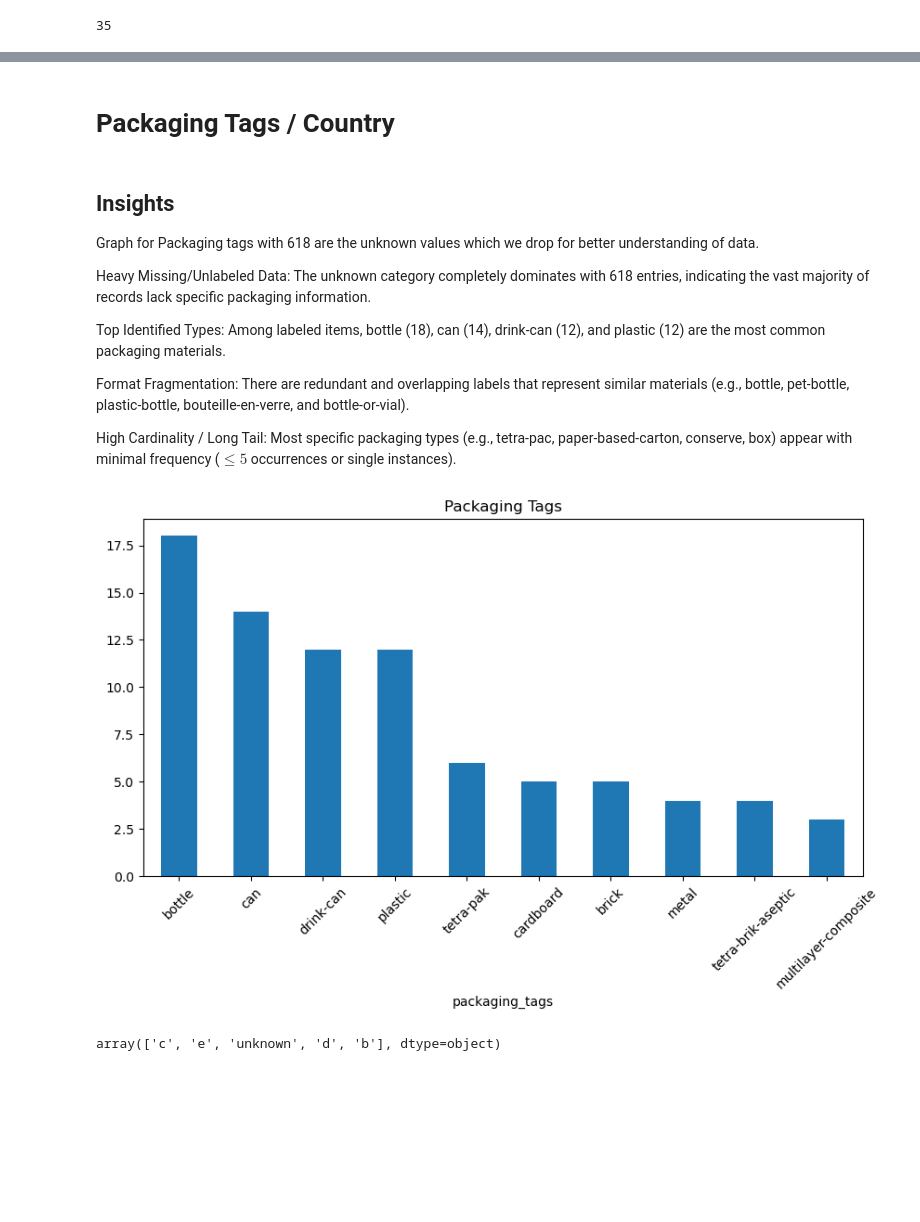
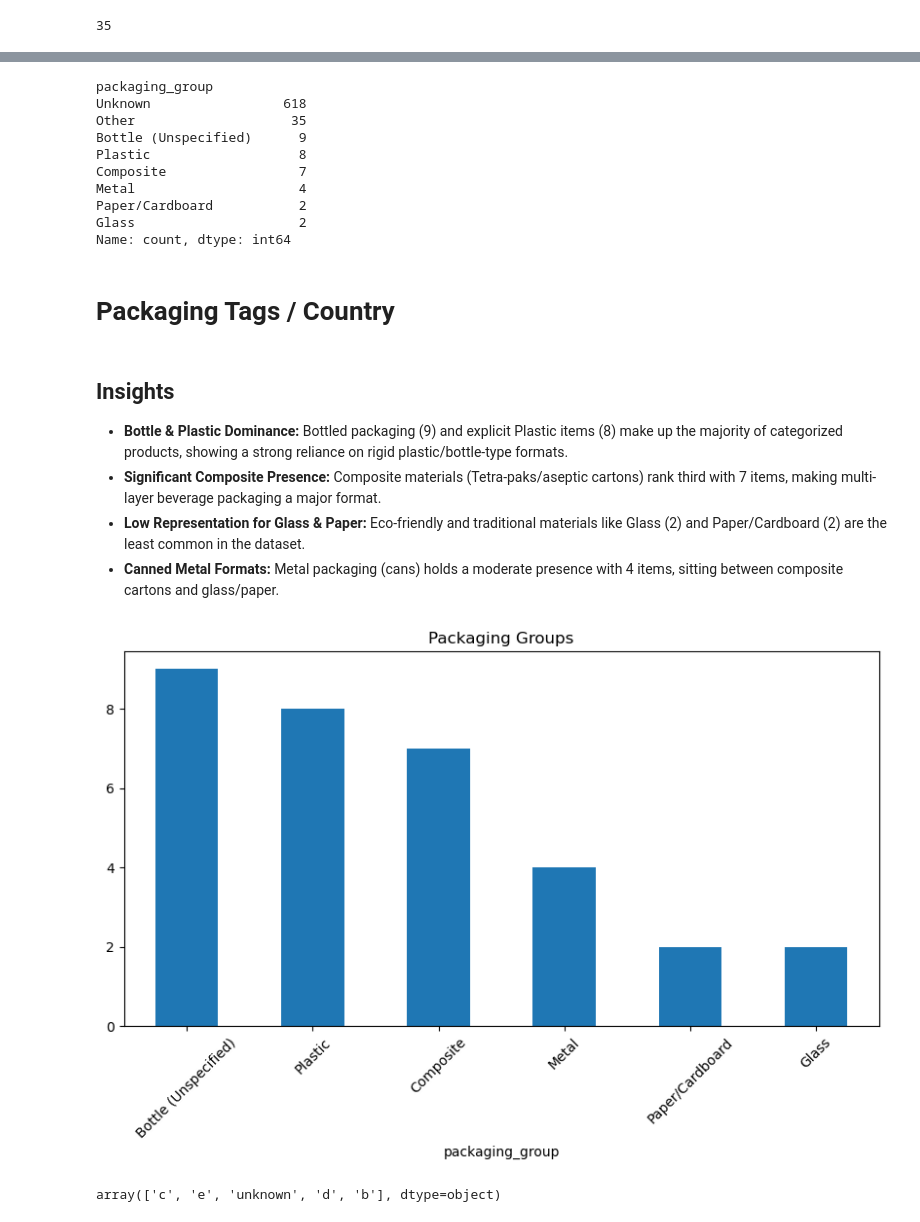
Before and after one commit to Codon-s/cpg-product-intelligence, a Jupyter notebook: AB_MM_analysis.ipynb, the cells around one changed output, grey strips where cells are left out. Drawn from its saved outputs; the diff is of its cells as text; code cells hidden in the pictures; blank space fills up the shorter version.

```diff
--- a/AB_MM_analysis.ipynb
+++ b/AB_MM_analysis.ipynb
@@ -432,26 +466,33 @@ df_cleanpt.nunique()
+# %%
+df['packaging_group'].value_counts()
+# %% [output]
+packaging_group
+Unknown                 618
+Other                    35
+Bottle (Unspecified)      9
+Plastic                   8
+Composite                 7
+Metal                     4
+Paper/Cardboard           2
+Glass                     2
+Name: count, dtype: int64
 # %% [markdown]
 # Packaging Tags / Country
 # %% [markdown]
 ## Insights
 
-Graph for Packaging tags with 618 are the unknown values which we drop for better understanding of data.
-
-Heavy Missing/Unlabeled Data: The unknown category completely dominates with 618 entries, indicating the vast majority of records lack specific packaging information.
-
-Top Identified Types: Among labeled items, bottle (18), can (14), drink-can (12), and plastic (12) are the most common packaging materials.
-
-Format Fragmentation: There are redundant and overlapping labels that represent similar materials (e.g., bottle, pet-bottle, plastic-bottle, bouteille-en-verre, and bottle-or-vial).
-
-High Cardinality / Long Tail: Most specific packaging types (e.g., tetra-pac, paper-based-carton, conserve, box) appear with minimal frequency ($\le 5$ occurrences or single instances).
+* **Bottle & Plastic Dominance:** Bottled packaging (9) and explicit Plastic items (8) make up the majority of categorized products, showing a strong reliance on rigid plastic/bottle-type formats.
+* **Significant Composite Presence:** Composite materials (Tetra-paks/aseptic cartons) rank third with 7 items, making multi-layer beverage packaging a major format.
+* **Low Representation for Glass & Paper:** Eco-friendly and traditional materials like Glass (2) and Paper/Cardboard (2) are the least common in the dataset.
+* **Canned Metal Formats:** Metal packaging (cans) holds a moderate presence with 4 items, sitting between composite cartons and glass/paper.
 # %%
-packaging_graph = df_cleanpt.value_counts().drop('unknown', errors='ignore')
+packaging_graph = df['packaging_group'].value_counts().drop(['Unknown', 'Other'], errors='ignore')
 
-packaging_graph.head(10).plot(kind='bar', figsize=(10,5), title='Packaging Tags')
-
+packaging_graph.plot(kind='bar', figsize=(10, 5), title='Packaging Groups')
 plt.xticks(rotation=45)
 plt.show()
 # %% [output]
-[figure, old version]
+[figure, new version]
 # %%
 df.nutriscore_grade.unique()
 # %% [output]
```
Also changed, not shown: parts of 39 cells of this notebook, 1 other file.
